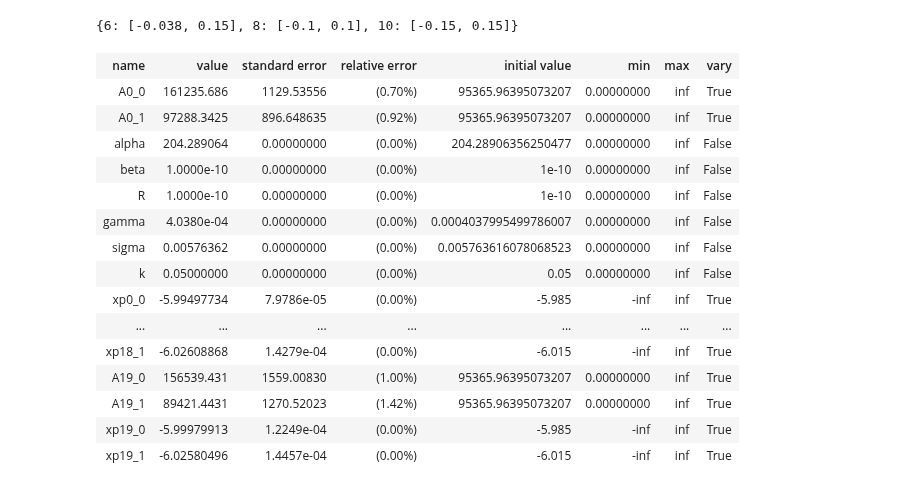
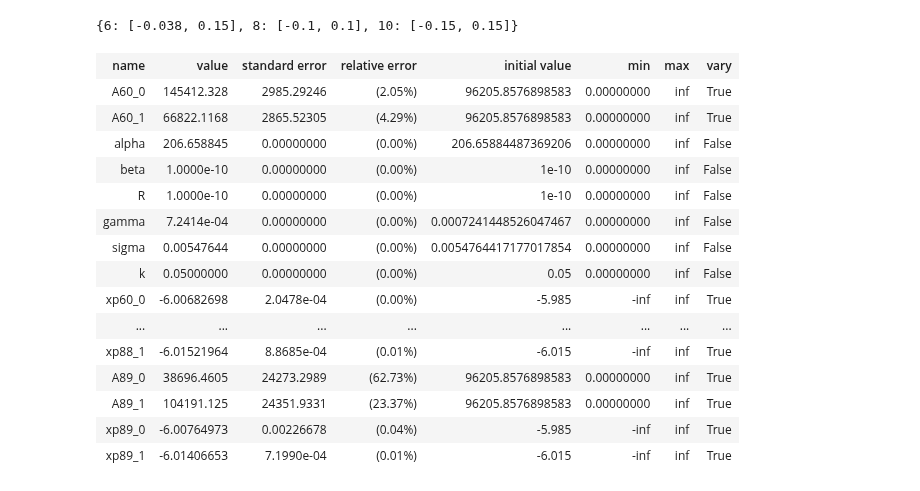
Before and after one commit to pmassat/pythonpda, a Jupyter notebook: Neutrons_pydas/ENS_peak_fit_pVIC_2019-02-14.ipynb, the cells around one changed output. Saved outputs shown, nothing was run; the diff lists cells and outputs as text; code cells hidden in the pictures.

```diff
--- a/Neutrons_pydas/ENS_peak_fit_pVIC_2019-02-14.ipynb
+++ b/Neutrons_pydas/ENS_peak_fit_pVIC_2019-02-14.ipynb
@@ -722,6 +719,6 @@ def findBestSharedParams(fitObjStr, data, ref_params, h, fit_interval, data_rang
 
     return xFit
 # %%
-for h in [6]:
+for h in [6,8,10]:
     xwFit = findBestSharedParams('xwFit', nData, pvic_params, h, fit_intervals[h],
-                                 data_range, recompute=True)
+                                 data_range, recompute=False)
@@ -1498,28 +1488,31 @@ fit_intervals# = {6:[-.03, .15], 8:[-.1, .1], 10:[-.15, .15]}#
 # %% [output]
 {6: [-0.038, 0.15], 8: [-0.1, 0.1], 10: [-0.15, 0.15]}
 # %%
-data_range = range(20)
+idx = 60
+data_range = range(idx,idx+30)
+fit_intervals[6] = [-.03, .15]
 
 for h in [6]:
     xwFit = initXpvicFit('xwFit', nData, ref_params[h], h, fit_intervals[h], data_range, nFunc=2, recompute=True)
 # %%
-fitKey = '6_2_0-19'
+# fitKey = '6_2_0-19'
+fitKey = f"6_2_{data_range[0]}-{data_range[-1]}"
 xwFit[fitKey][0].result.params
 # %% [output]
 | name | value | standard error | relative error | initial value | min | max | vary |
-| A0_0 | 161235.686 | 1129.53556 | (0.70%) | 95365.96395073207 | 0.00000000 | inf | True |
-| A0_1 | 97288.3425 | 896.648635 | (0.92%) | 95365.96395073207 | 0.00000000 | inf | True |
-| alpha | 204.289064 | 0.00000000 | (0.00%) | 204.28906356250477 | 0.00000000 | inf | False |
+| A60_0 | 145412.328 | 2985.29246 | (2.05%) | 96205.8576898583 | 0.00000000 | inf | True |
+| A60_1 | 66822.1168 | 2865.52305 | (4.29%) | 96205.8576898583 | 0.00000000 | inf | True |
+| alpha | 206.658845 | 0.00000000 | (0.00%) | 206.65884487369206 | 0.00000000 | inf | False |
 | beta | 1.0000e-10 | 0.00000000 | (0.00%) | 1e-10 | 0.00000000 | inf | False |
 | R | 1.0000e-10 | 0.00000000 | (0.00%) | 1e-10 | 0.00000000 | inf | False |
-| gamma | 4.0380e-04 | 0.00000000 | (0.00%) | 0.0004037995499786007 | 0.00000000 | inf | False |
-| sigma | 0.00576362 | 0.00000000 | (0.00%) | 0.005763616078068523 | 0.00000000 | inf | False |
+| gamma | 7.2414e-04 | 0.00000000 | (0.00%) | 0.0007241448526047467 | 0.00000000 | inf | False |
+| sigma | 0.00547644 | 0.00000000 | (0.00%) | 0.0054764417177017854 | 0.00000000 | inf | False |
 | k | 0.05000000 | 0.00000000 | (0.00%) | 0.05 | 0.00000000 | inf | False |
-| xp0_0 | -5.99497734 | 7.9786e-05 | (0.00%) | -5.985 | -inf | inf | True |
+| xp60_0 | -6.00682698 | 2.0478e-04 | (0.00%) | -5.985 | -inf | inf | True |
 | ... | ... | ... | ... | ... | ... | ... | ... |
-| xp18_1 | -6.02608868 | 1.4279e-04 | (0.00%) | -6.015 | -inf | inf | True |
-| A19_0 | 156539.431 | 1559.00830 | (1.00%) | 95365.96395073207 | 0.00000000 | inf | True |
-| A19_1 | 89421.4431 | 1270.52023 | (1.42%) | 95365.96395073207 | 0.00000000 | inf | True |
-| xp19_0 | -5.99979913 | 1.2249e-04 | (0.00%) | -5.985 | -inf | inf | True |
-| xp19_1 | -6.02580496 | 1.4457e-04 | (0.00%) | -6.015 | -inf | inf | True |
+| xp88_1 | -6.01521964 | 8.8685e-04 | (0.01%) | -6.015 | -inf | inf | True |
+| A89_0 | 38696.4605 | 24273.2989 | (62.73%) | 96205.8576898583 | 0.00000000 | inf | True |
+| A89_1 | 104191.125 | 24351.9331 | (23.37%) | 96205.8576898583 | 0.00000000 | inf | True |
+| xp89_0 | -6.00764973 | 0.00226678 | (0.04%) | -5.985 | -inf | inf | True |
+| xp89_1 | -6.01406653 | 7.1990e-04 | (0.01%) | -6.015 | -inf | inf | True |
 # %%
```
Also changed, not shown: parts of 10 cells of this notebook, 1 other file.
